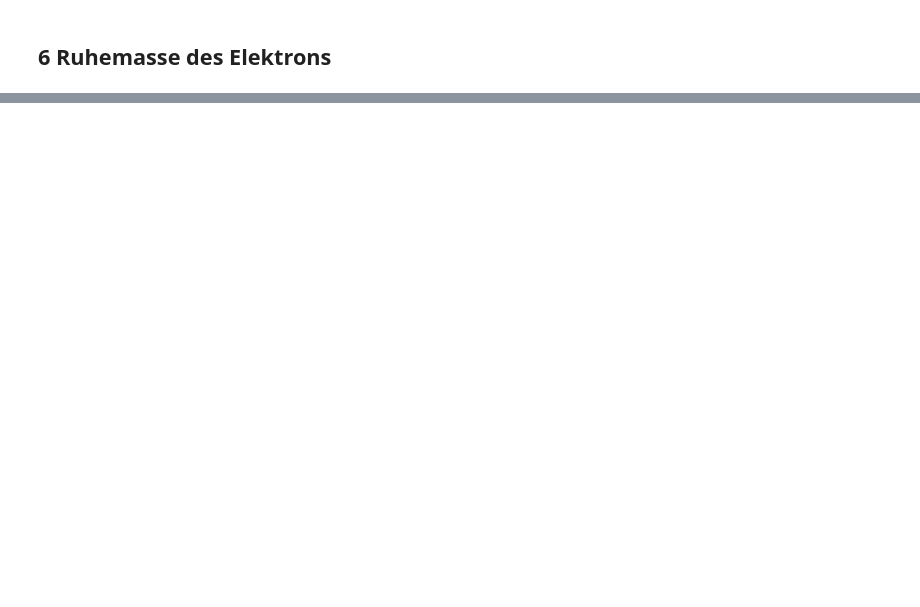
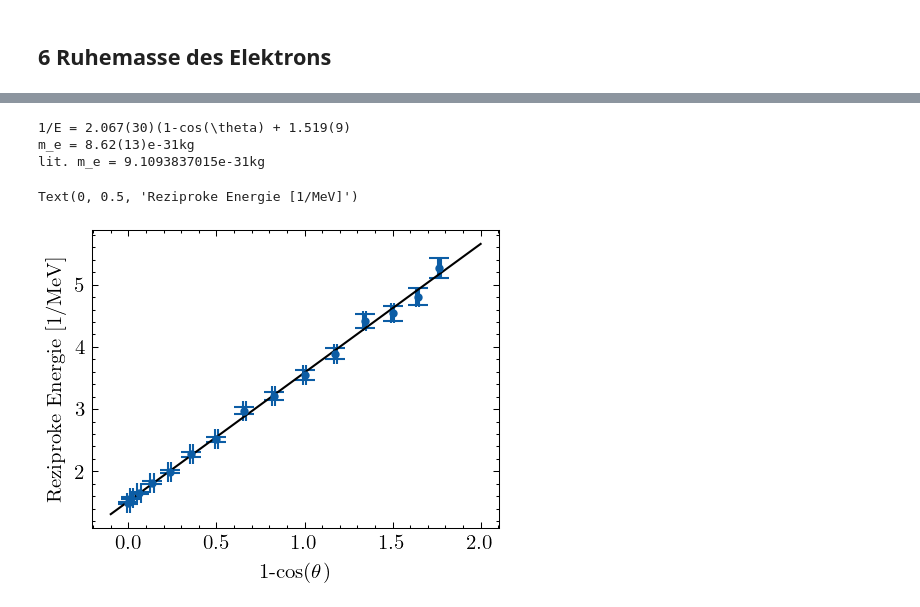
Before and after one commit to emhl/FP1, a Jupyter notebook: Compton.ipynb, the cells around one changed output, grey strips where cells are left out. Drawn from its saved outputs; the diff is of its cells as text; code cells hidden in the pictures; blank space fills up the shorter version.

```diff
--- a/Compton.ipynb
+++ b/Compton.ipynb
@@ -384,0 +436,25 @@ Text(0, 0.5, 'Count')
+# %%
+rez_energies = 1/streu_energies*1e3
+x = unp.uarray(1-np.cos(np.deg2rad(unp.nominal_values(streuwinkel))),np.deg2rad(unp.std_devs(streuwinkel)))
+plt.figure()
+plt.errorbar(unp.nominal_values(x),unp.nominal_values(rez_energies),unp.std_devs(rez_energies),unp.std_devs(x),fmt='.',label='data')
+
+xl = np.linspace(-0.1,2,100)
+c, cov = curve_fit(linfit,unp.nominal_values(x),unp.nominal_values(rez_energies),sigma=unp.std_devs(rez_energies))
+plt.plot(xl,linfit(xl,*c),label='fit',color='k')
+a = un.ufloat(c[0],np.sqrt(cov[0][0]))
+b = un.ufloat(c[1],np.sqrt(cov[1][1]))
+
+print(rf'1/E = {a:S}(1-cos(\theta) + {b:S}')
+m_e = 1/(con.c**2*a*1e-6/con.e)
+print(f'm_e = {m_e:S}kg')
+print(f'lit. m_e = {con.m_e}kg')
+
+plt.xlabel(r'1-cos($\theta$)')
+plt.ylabel('Reziproke Energie [1/MeV]')
+# %% [output]
+1/E = 2.067(30)(1-cos(\theta) + 1.519(9)
+m_e = 8.62(13)e-31kg
+lit. m_e = 9.1093837015e-31kg
+Text(0, 0.5, 'Reziproke Energie [1/MeV]')
+[figure, added]
```
Also changed, not shown: parts of 9 cells of this notebook.
